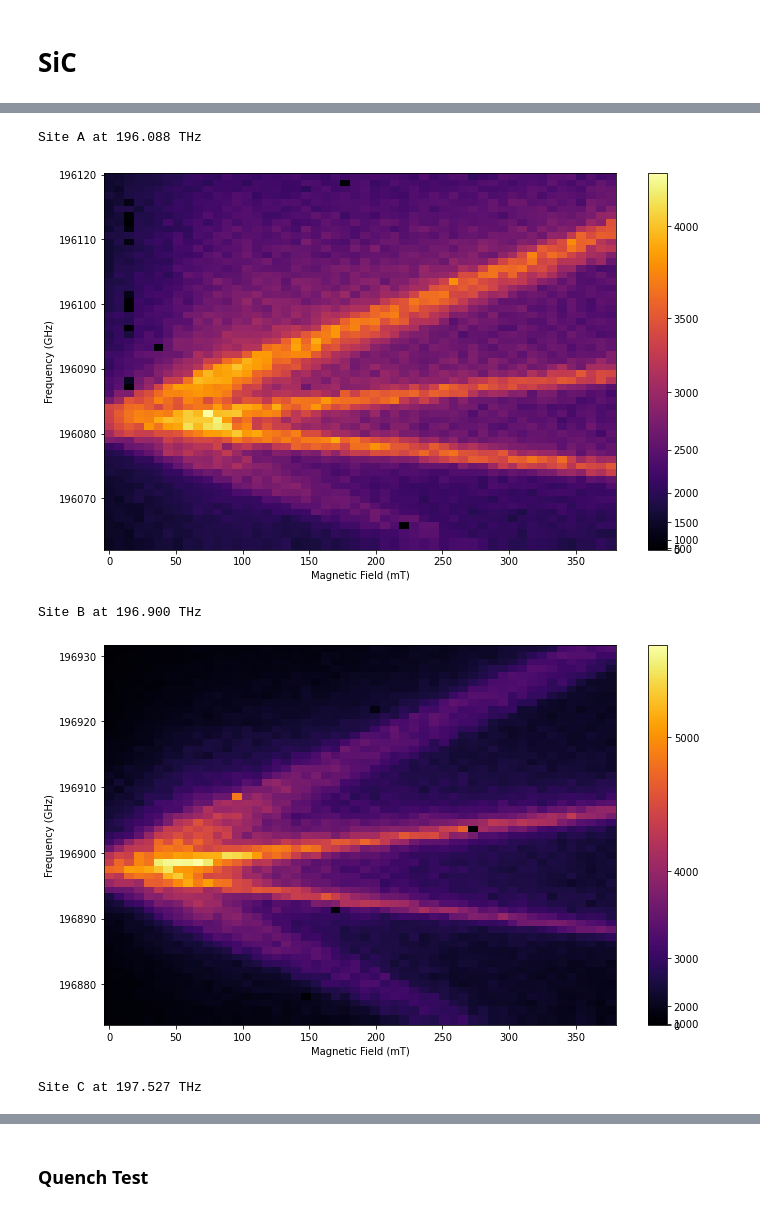
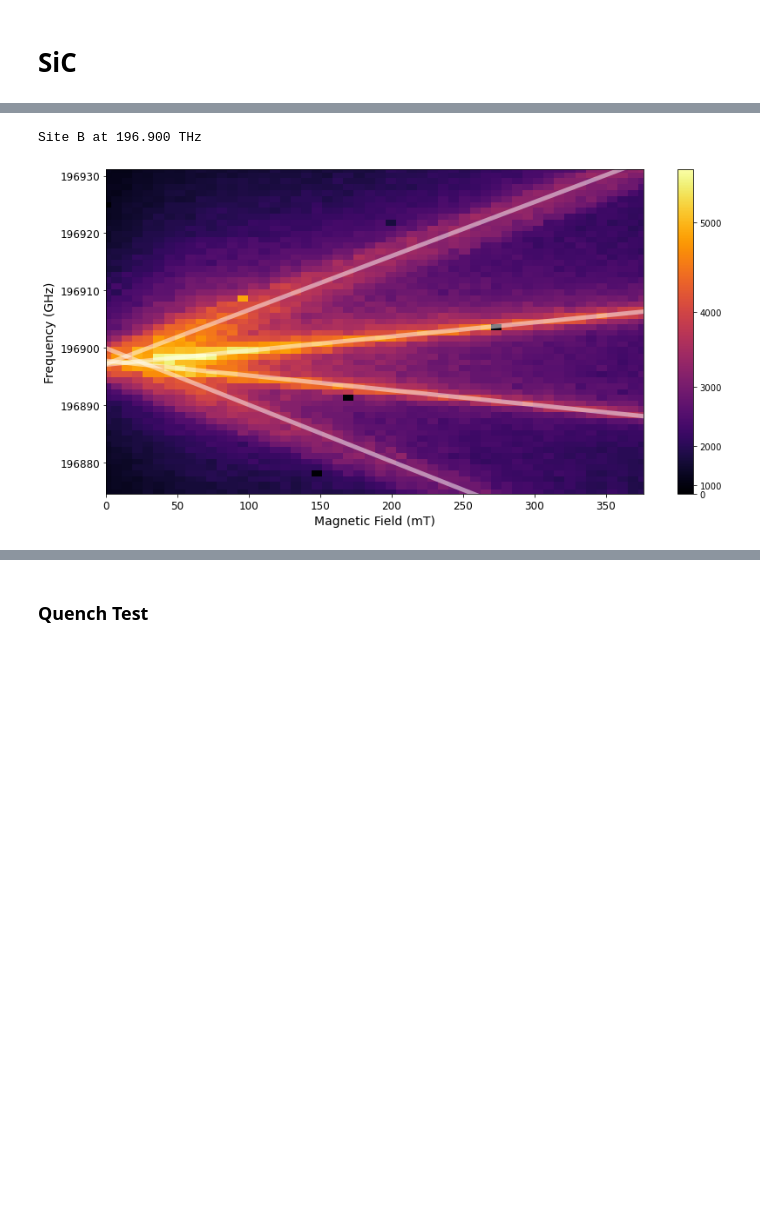
Before and after one commit to funkyguts/Angela-Honours, a Jupyter notebook: analysis/Zeeman Spectra.ipynb, the cells around one changed output, grey strips where cells are left out. Cells and saved outputs as stored; diff of their text form; code cells hidden in the pictures; blank space fills up the shorter version.

```diff
--- a/analysis/Zeeman Spectra.ipynb
+++ b/analysis/Zeeman Spectra.ipynb
@@ -369,6 +360,6 @@ for i, site in enumerate(CaF_trn):
     plt.ticklabel_format(useOffset = False, style = 'plain', axis = 'both')
     plt.show()
 
-    # Find and save peaks - iterate for each line
-    find_zeeman_peaks_with_click(counts_matrix[2:-1, :], freqs_matrix[2:-1, :], fields, desc = f'sic_{site[0]:.3f}_THz')
+    # # Find and save peaks - iterate for each line
+    # find_zeeman_peaks_with_click(counts_matrix[2:-1, :], freqs_matrix[2:-1, :], fields, desc = f'sic_{site[0]:.3f}_THz')
 # %% [output]
@@ -392,0 +441,11 @@ KeyboardInterrupt:
+# %%
+df = CaF_all_freqsVpeaks['1518.061']['5.345A']
+f = df['Frequencies (MHz)']
+c = df['Counts']
+fig, ax = plt.subplots(1, figsize = (12, 6))
+ax.scatter(f/1e6, c)
+ax.xaxis.set_major_locator(ticker.MultipleLocator(0.005))
+ax.xaxis.set_minor_locator(ticker.MultipleLocator(0.001))
+ax.ticklabel_format(useOffset = False)
+ax.grid(axis = 'x', visible = True)
+plt.show()
@@ -393,10 +454,14 @@ KeyboardInterrupt:
 # %% [markdown]
 # SiC
 # %%
+# SiC_trn = {
+#     'A': [196.088, 1528.767, r'A'],
+#     'B': [196.900, 1522.469, r'B'],
+#     'C': [197.527, 1517.640, r'C']
+#     }
+
 SiC_trn = {
-    'A': [196.088, 1528.767, r'A'],
     'B': [196.900, 1522.469, r'B'],
-    'C': [197.527, 1517.640, r'C']
     }
 # %%
 SiC_all_freqsVpeaks, SiC_timeLimit = collect_motor_by_field(sic_0318,
@@ -408,40 +475,48 @@ SiC_all_freqsVpeaks, SiC_timeLimit = collect_motor_by_field(sic_0318,
 %matplotlib inline
 # %matplotlib
 plt.ion()
 countLims = [1e8, 1e8, 1e8]
 
 for i, site in enumerate(SiC_trn):
     selected_points.clear()
 
     # ID each site
     site = SiC_trn[f'{site}']
     wavelength = site[1]
     siteData = SiC_all_freqsVpeaks[f'{wavelength:.3f}']
     print(f'Site {site[2]} at {site[0]:.3f} THz')
 
     # Process to extract data
     counts_matrix, freqs_matrix, currents, freqs = process_colourmap(siteData)
     fields = currents * mango_cc
 
     # Filter for outliers
     counts_matrix[counts_matrix > countLims[i]] = 0
 
     # Plot Zeeman spectrum
-    plt.figure(figsize = (10, 6))
-    plt.pcolormesh(fields, freqs/1e3, counts_matrix, cmap = 'inferno', norm = colors.PowerNorm(gamma = 2.5))
-    plt.xlabel('Magnetic Field (mT)')
-    plt.ylabel('Frequency (GHz)')
+    plt.figure(figsize = (12, 6))
+    plt.pcolormesh(fields, freqs/1e3, counts_matrix, cmap = 'inferno', norm = colors.PowerNorm(gamma = 1.6))
+    plt.xlabel('Magnetic Field (mT)', fontsize = 14)
+    plt.ylabel('Frequency (GHz)', fontsize = 14)
     plt.ticklabel_format(useOffset = False, style = 'plain', axis = 'both')
+    plt.tick_params(axis = 'both', labelsize = 12)
     plt.colorbar()
+
+    # Plot fitted g
+    x = np.array([0, 400])
+    for key in fits_B:
+        plt.plot(x, x * key[0] + key[1],
+                 color = 'white', linewidth = 5, alpha = 0.5,
+                 label = f'{key[0]*1e3:3f} GHz/T')
+
+    plt.xlim([min(fields), max(fields)])
+    plt.ylim([min(freqs/1e3), max(freqs/1e3)])
+    # plt.legend(loc = 'upper left')
     plt.tight_layout()
-    # plt.hlines([196080], 0, 350, colors = 'dodgerBlue', lw = 5)
     plt.show()
 
     # # Find and save peaks - iterate for each line
     # find_zeeman_peaks_with_click(counts_matrix, freqs_matrix, fields, desc = f'sic_{site[0]:.3f}_THz')
 # %% [output]
-Site A at 196.088 THz
+Site B at 196.900 THz
-[figure, old version]
+[figure, new version]
-Site B at 196.900 THz
-[figure, removed]
-Site C at 197.527 THz
```
Also changed, not shown: parts of 15 cells of this notebook, 7 other files.
